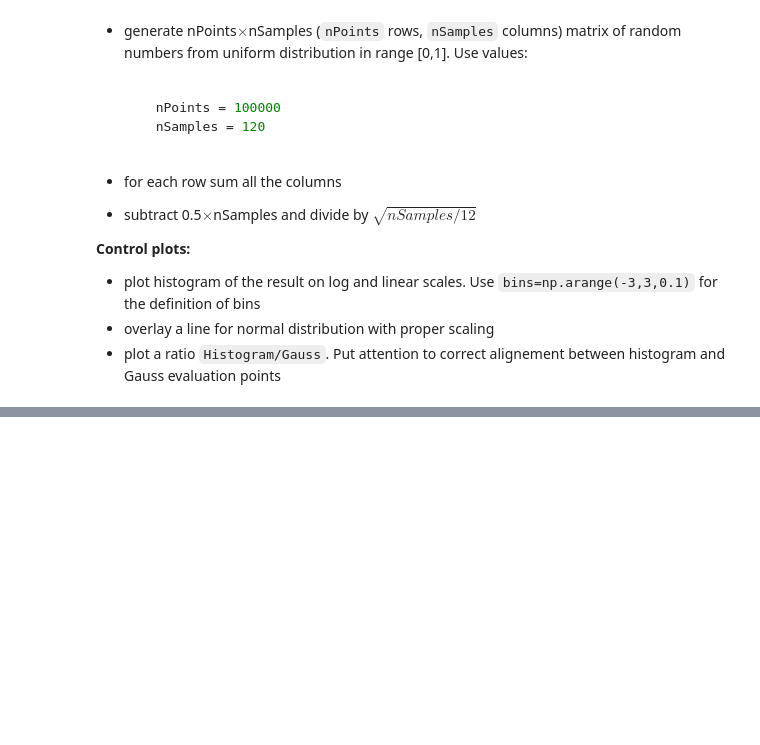
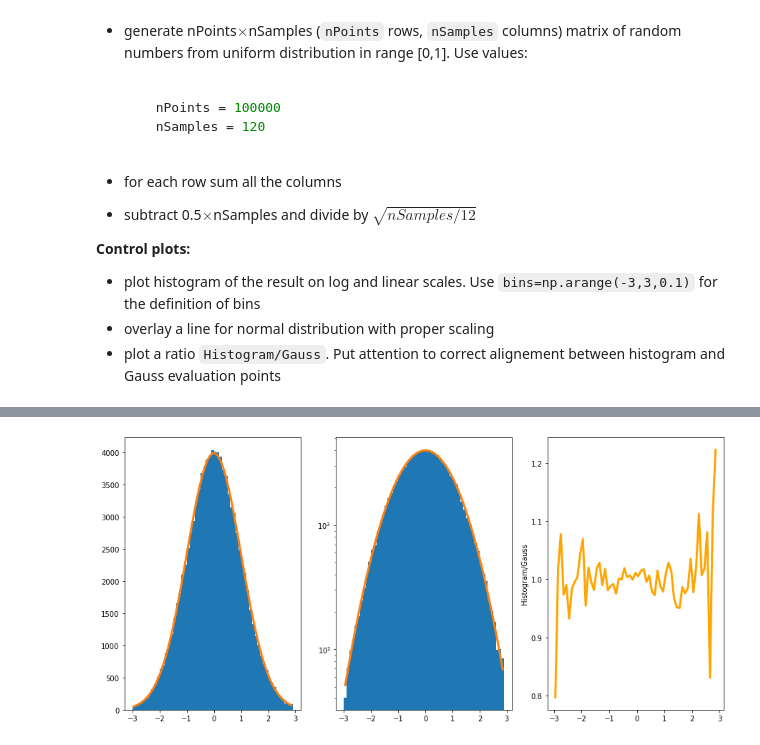
Before and after one commit to barraldiaz/Modern_Particle_Physics_Experiments, a Jupyter notebook: 00_Introduction/00_Introduction.ipynb, the cells around one changed output, grey strips where cells are left out. Drawn from its saved outputs; the diff is of its cells as text; code cells hidden in the pictures; blank space fills up the shorter version.

```diff
--- a/00_Introduction/00_Introduction.ipynb
+++ b/00_Introduction/00_Introduction.ipynb
@@ -319,0 +333,7 @@ Wall time: 2.86 µs
+# %%
+%time
+nPoints = 100000
+nSamples = 120
+...
+pass
+# %% [output]
@@ -319,0 +342 @@ Wall time: 2.86 µs
+[figure, added]
```
Also changed, not shown: parts of 10 cells of this notebook, 1 other file.
